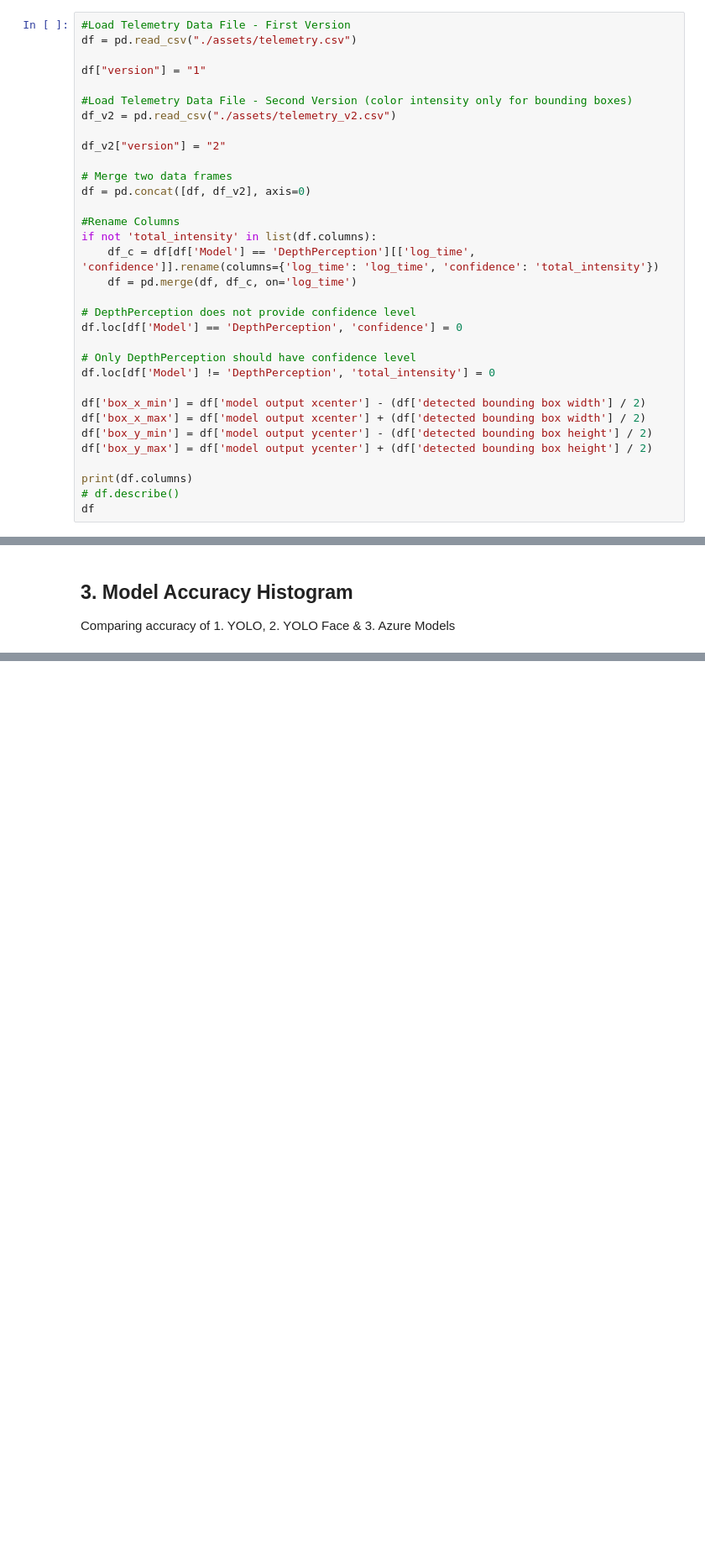
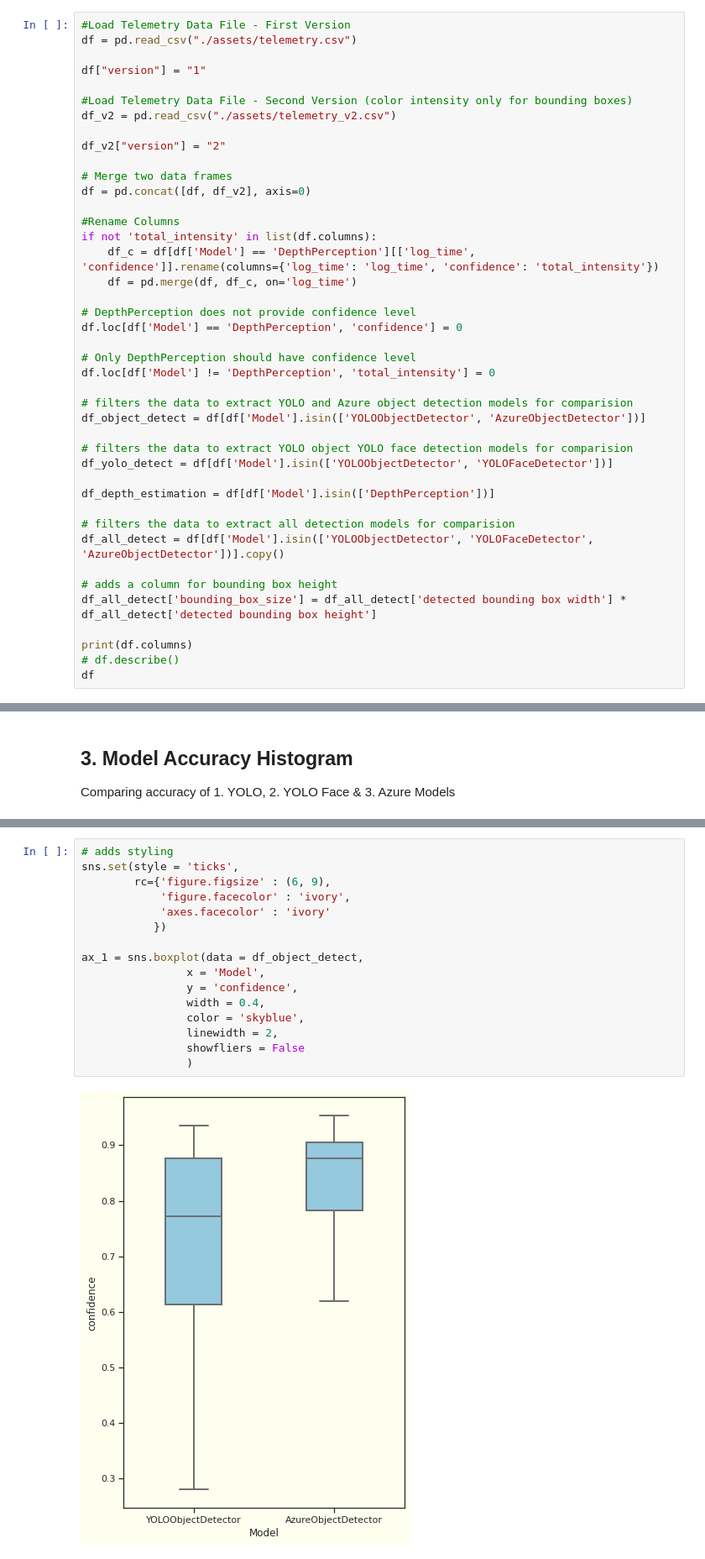
Before and after one commit to eumarassis/dgmd17-tello-objectdetection, a Jupyter notebook: ProjectEDA.ipynb, the cells around one changed output, grey strips where cells are left out. Shown at 84% size. Drawn from its saved outputs; the diff is of its cells as text; blank space fills up the shorter version.

```diff
--- a/ProjectEDA.ipynb
+++ b/ProjectEDA.ipynb
@@ -37,10 +37,19 @@ df.loc[df['Model'] == 'DepthPerception', 'confidence'] = 0
 # Only DepthPerception should have confidence level
 df.loc[df['Model'] != 'DepthPerception', 'total_intensity'] = 0
 
-df['box_x_min'] = df['model output xcenter'] - (df['detected bounding box width'] / 2)
-df['box_x_max'] = df['model output xcenter'] + (df['detected bounding box width'] / 2)
-df['box_y_min'] = df['model output ycenter'] - (df['detected bounding box height'] / 2)
-df['box_y_max'] = df['model output ycenter'] + (df['detected bounding box height'] / 2)
+# filters the data to extract YOLO and Azure object detection models for comparision
+df_object_detect = df[df['Model'].isin(['YOLOObjectDetector', 'AzureObjectDetector'])]
+
+# filters the data to extract YOLO object YOLO face detection models for comparision
+df_yolo_detect = df[df['Model'].isin(['YOLOObjectDetector', 'YOLOFaceDetector'])]
+
+df_depth_estimation = df[df['Model'].isin(['DepthPerception'])]
+
+# filters the data to extract all detection models for comparision
+df_all_detect = df[df['Model'].isin(['YOLOObjectDetector', 'YOLOFaceDetector', 'AzureObjectDetector'])].copy()
+
+# adds a column for bounding box height
+df_all_detect['bounding_box_size'] = df_all_detect['detected bounding box width'] * df_all_detect['detected bounding box height']
 
 print(df.columns)
 # df.describe()
@@ -148,0 +135,18 @@ Text(0, 0.5, 'Accuracy')
+# %%
+# adds styling
+sns.set(style = 'ticks',
+        rc={'figure.figsize' : (6, 9),
+            'figure.facecolor' : 'ivory',
+            'axes.facecolor' : 'ivory'
+           })
+
+ax_1 = sns.boxplot(data = df_object_detect,
+                x = 'Model',
+                y = 'confidence',
+                width = 0.4,
+                color = 'skyblue',
+                linewidth = 2,
+                showfliers = False
+                )
+# %% [output]
+[figure, added]
```
Also changed, not shown: parts of 17 cells of this notebook, 5 other files.
